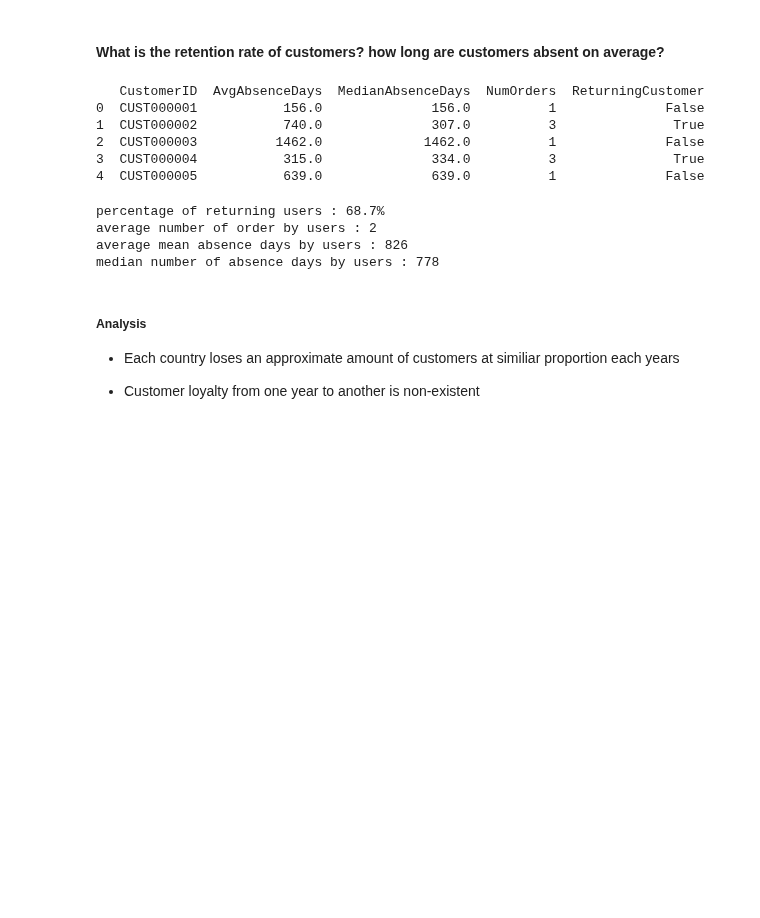
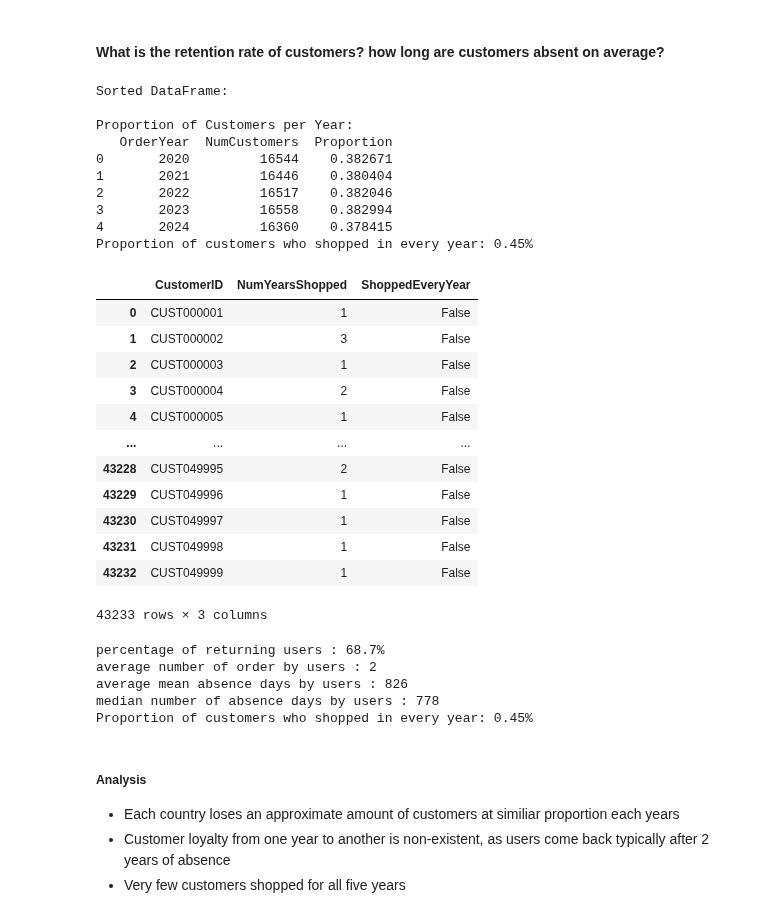
Before and after one commit to kevinh11/Data-Analysis-Dashboard, a Jupyter notebook: analysis.ipynb, the cells around one changed output. Cells and saved outputs as stored; diff of their text form; code cells hidden in the pictures; blank space fills up the shorter version.

```diff
--- a/analysis.ipynb
+++ b/analysis.ipynb
@@ -565,19 +565,29 @@ Total customers: 16360
 # %%
 import pandas as pd
 
+# Ensure OrderDate is datetime
 df['OrderDate'] = pd.to_datetime(df['OrderDate'])
 
-df_sorted = df.sort_values(['CustomerID', 'OrderDate'])
+# Extract year from OrderDate
+df['OrderYear'] = df['OrderDate'].dt.year
 
+# Sort by CustomerID and OrderDate
+df_sorted = df.sort_values(['CustomerID', 'OrderDate', 'OrderYear'])
+print("Sorted DataFrame:")
+
+# Calculate gap between orders per customer
 df_sorted['OrderGap'] = df_sorted.groupby('CustomerID')['OrderDate'].diff().dt.days
 
-max_date = df['OrderDate'].max()
+# Fill NaN gaps (first order) with difference from max date
+max_date = df_sorted['OrderDate'].max()
 df_sorted['OrderGap'] = df_sorted['OrderGap'].fillna((max_date - df_sorted['OrderDate']).dt.days)
 
+# Compute customer-level stats
 customer_gap_stats = df_sorted.groupby('CustomerID')['OrderGap'].agg(
     ['mean', 'median', 'count']
 ).reset_index()
 
+# Rename columns
 customer_gap_stats.rename(
     columns={
         'mean': 'AvgAbsenceDays',
@@ -586,17 +596,59 @@ customer_gap_stats.rename(
     },
     inplace=True
 )
-# Add a "ReturningCustomer" column: True if NumOrders > 1, else False
+
+# Add a ReturningCustomer column
 customer_gap_stats['ReturningCustomer'] = customer_gap_stats['NumOrders'] > 1
 
-print(customer_gap_stats.head())
+
+# Count unique customers per year
+customers_per_year = df.groupby('OrderYear')['CustomerID'].nunique().reset_index()
+customers_per_year.rename(columns={'CustomerID': 'NumCustomers'}, inplace=True)
+
+# Total unique customers across all years
+total_customers = df['CustomerID'].nunique()
+
+# Compute proportion of total customers per year
+customers_per_year['Proportion'] = customers_per_year['NumCustomers'] / total_customers
+
+print("\nProportion of Customers per Year:")
+print(customers_per_year)
+
+
+customer_years = df.groupby('CustomerID')['OrderYear'].nunique().reset_index()
+customer_years.rename(columns={'OrderYear': 'NumYearsShopped'}, inplace=True)
+
+# Identify customers who shopped in every year
+customer_years['ShoppedEveryYear'] = customer_years['NumYearsShopped'] == 5
+
+# Compute proportion relative to all customers
 # %% [output]
-   CustomerID  AvgAbsenceDays  MedianAbsenceDays  NumOrders  ReturningCustomer
-0  CUST000001           156.0              156.0          1              False
-1  CUST000002           740.0              307.0          3               True
-2  CUST000003          1462.0             1462.0          1              False
-3  CUST000004           315.0              334.0          3               True
-4  CUST000005           639.0              639.0          1              False
+Sorted DataFrame:
+
+Proportion of Customers per Year:
+   OrderYear  NumCustomers  Proportion
+0       2020         16544    0.382671
+1       2021         16446    0.380404
+2       2022         16517    0.382046
+3       2023         16558    0.382994
+4       2024         16360    0.378415
+Proportion of customers who shopped in every year: 0.45%
+# %%
+customer_years
+# %% [output]
+|  | CustomerID | NumYearsShopped | ShoppedEveryYear |
+| 0 | CUST000001 | 1 | False |
+| 1 | CUST000002 | 3 | False |
+| 2 | CUST000003 | 1 | False |
+| 3 | CUST000004 | 2 | False |
+| 4 | CUST000005 | 1 | False |
+| ... | ... | ... | ... |
+| 43228 | CUST049995 | 2 | False |
+| 43229 | CUST049996 | 1 | False |
+| 43230 | CUST049997 | 1 | False |
+| 43231 | CUST049998 | 1 | False |
+| 43232 | CUST049999 | 1 | False |
+43233 rows × 3 columns
 # %%
 import math
 
@@ -606,18 +658,22 @@ average_orders = customer_gap_stats["NumOrders"].mean()
 avg_absence_length = customer_gap_stats["AvgAbsenceDays"].mean()
 median_absence_length = customer_gap_stats["AvgAbsenceDays"].median()
 
+proportion_every_year = len(customer_years[customer_years["ShoppedEveryYear"]] ) / len(customer_years)
+
 print(f"percentage of returning users : {round(retention_rate, 2)}%")
 print(f"average number of order by users : {math.floor(average_orders)}")
 print(f"average mean absence days by users : {math.floor(avg_absence_length)}")
 print(f"median number of absence days by users : {math.floor(median_absence_length)}")
+print(f"Proportion of customers who shopped in every year: {proportion_every_year:.2%}")
 # %% [output]
 percentage of returning users : 68.7%
 average number of order by users : 2
 average mean absence days by users : 826
 median number of absence days by users : 778
+Proportion of customers who shopped in every year: 0.45%
 # %% [markdown]
 ##### Analysis
 
 - Each country loses an approximate amount of customers at similiar proportion each years
-
-- Customer loyalty from one year to another is non-existent
+- Customer loyalty from one year to another is non-existent, as users come back typically after 2 years of absence
+- Very few customers shopped for all five years
```
